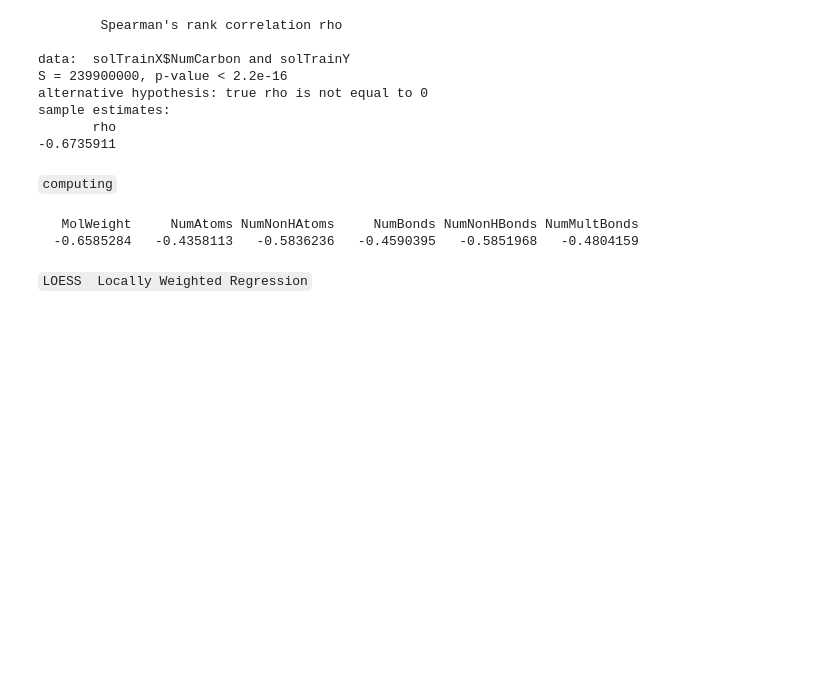
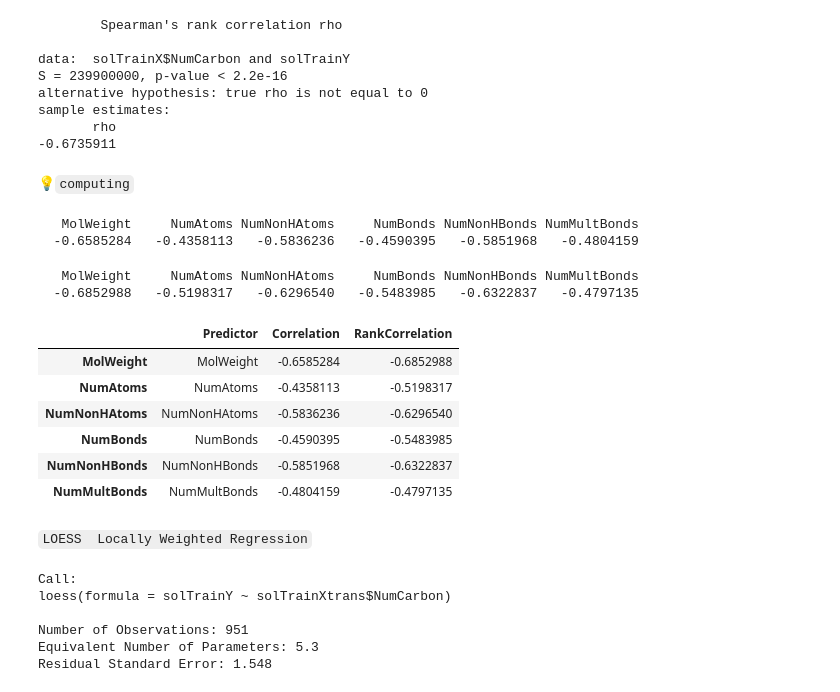
Before and after one commit to Randallzoeng/BookClub, a Jupyter notebook: AppliedPredictiveModeling/Chap. 18 Measuring Predictor Importance.ipynb, the cells around one changed output. Drawn from its saved outputs; the diff is of its cells as text; code cells hidden in the pictures; blank space fills up the shorter version.

```diff
--- a/AppliedPredictiveModeling/Chap. 18 Measuring Predictor Importance.ipynb
+++ b/AppliedPredictiveModeling/Chap. 18 Measuring Predictor Importance.ipynb
@@ -66,7 +68,7 @@ sample estimates:
        rho
 -0.6735911
 # %% [markdown]
-`computing`
+&#x1F4A1;`computing`
 # %%
 fp_cols <- grepl("FP",names(solTrainXtrans))
 numeric_cols <- names(solTrainXtrans)[!fp_cols]
@@ -77,5 +79,35 @@ head(corr_info)
 # %% [output]
    MolWeight     NumAtoms NumNonHAtoms     NumBonds NumNonHBonds NumMultBonds
   -0.6585284   -0.4358113   -0.5836236   -0.4590395   -0.5851968   -0.4804159
+# %%
+corr_info_spearman <- apply(solTrainXtrans[,numeric_cols],2,FUN = function(x,y) cor(x,y,method = "spearman"), y=solTrainY)
+# %%
+head(corr_info_spearman)
+# %% [output]
+   MolWeight     NumAtoms NumNonHAtoms     NumBonds NumNonHBonds NumMultBonds
+  -0.6852988   -0.5198317   -0.6296540   -0.5483985   -0.6322837   -0.4797135
+# %%
+corrs <- data.frame(Predictor=names(corr_info),
+                   Correlation = corr_info,
+                   RankCorrelation = corr_info_spearman)
+head(corrs)
+# %% [output]
+|  | Predictor | Correlation | RankCorrelation |
+| MolWeight | MolWeight | -0.6585284 | -0.6852988 |
+| NumAtoms | NumAtoms | -0.4358113 | -0.5198317 |
+| NumNonHAtoms | NumNonHAtoms | -0.5836236 | -0.6296540 |
+| NumBonds | NumBonds | -0.4590395 | -0.5483985 |
+| NumNonHBonds | NumNonHBonds | -0.5851968 | -0.6322837 |
+| NumMultBonds | NumMultBonds | -0.4804159 | -0.4797135 |
 # %% [markdown]
 `LOESS  Locally Weighted Regression`
+# %%
+smoother <- loess(solTrainY~solTrainXtrans$NumCarbon)
+smoother
+# %% [output]
+Call:
+loess(formula = solTrainY ~ solTrainXtrans$NumCarbon)
+
+Number of Observations: 951
+Equivalent Number of Parameters: 5.3
+Residual Standard Error: 1.548
```
Also changed, not shown: parts of 15 cells of this notebook.
